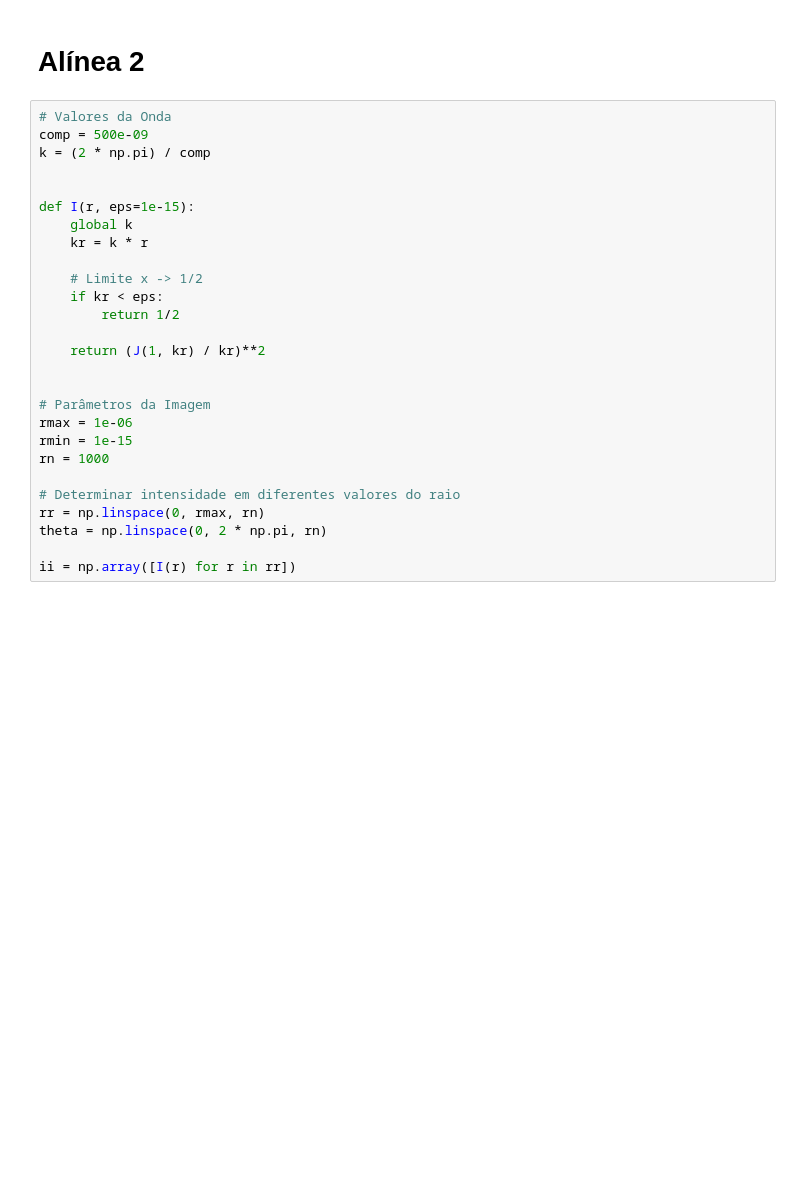
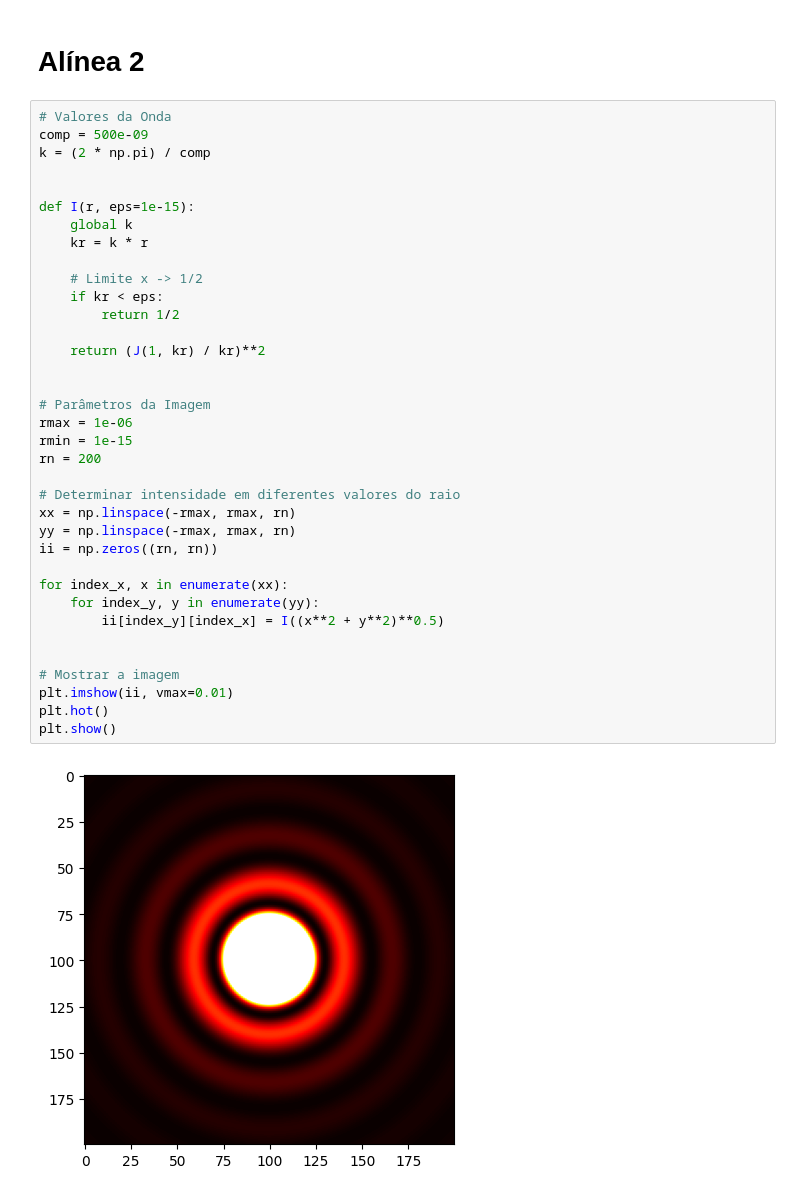
Before and after one commit to guilhermebaos/Aulas-Uni, a Jupyter notebook: Física Computacional/PLs/04-Integrais-e-Derivadas/04-Difração-num-telescópio.ipynb, the cells around one changed output. Drawn from its saved outputs; the diff is of its cells as text; blank space fills up the shorter version.

```diff
--- a/Física Computacional/PLs/04-Integrais-e-Derivadas/04-Difração-num-telescópio.ipynb
+++ b/Física Computacional/PLs/04-Integrais-e-Derivadas/04-Difração-num-telescópio.ipynb
@@ -73,27 +73,38 @@ Parece que está certo!
 # %%
 # Valores da Onda
 comp = 500e-09
 k = (2 * np.pi) / comp
 
 
 def I(r, eps=1e-15):
     global k
     kr = k * r
 
     # Limite x -> 1/2
     if kr < eps:
         return 1/2
 
     return (J(1, kr) / kr)**2
 
 
 # Parâmetros da Imagem
 rmax = 1e-06
 rmin = 1e-15
-rn = 1000
+rn = 200
 
 # Determinar intensidade em diferentes valores do raio
-rr = np.linspace(0, rmax, rn)
-theta = np.linspace(0, 2 * np.pi, rn)
+xx = np.linspace(-rmax, rmax, rn)
+yy = np.linspace(-rmax, rmax, rn)
+ii = np.zeros((rn, rn))
 
-ii = np.array([I(r) for r in rr])
+for index_x, x in enumerate(xx):
+    for index_y, y in enumerate(yy):
+        ii[index_y][index_x] = I((x**2 + y**2)**0.5)
+
+
+# Mostrar a imagem
+plt.imshow(ii, vmax=0.01)
+plt.hot()
+plt.show()
+# %% [output]
+[figure, added]
```
Also changed, not shown: 3 other files.
